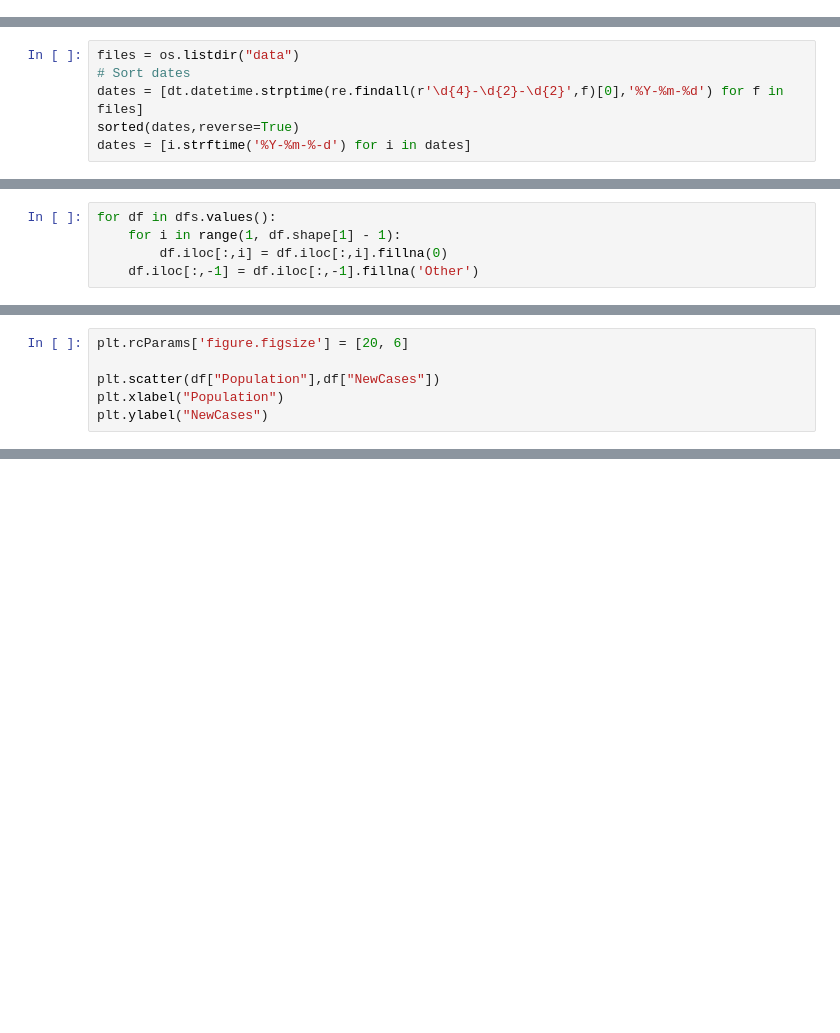
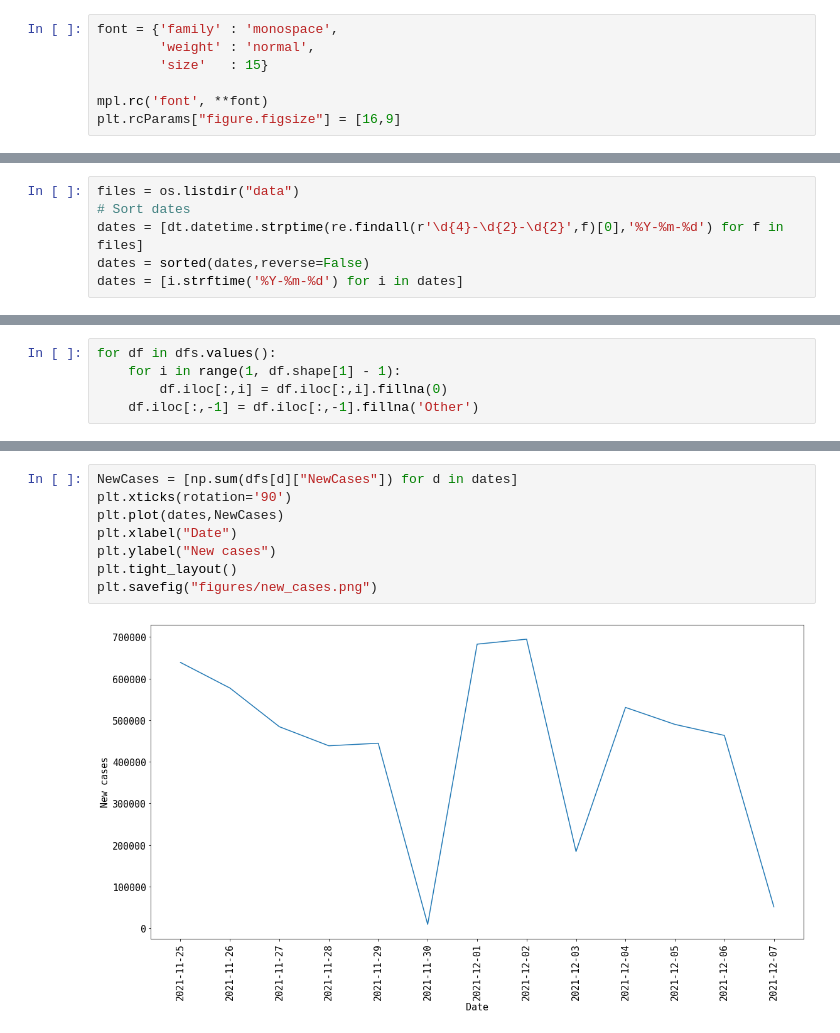
Before and after one commit to ndkhoa0704/Worldometers-explorer, a Jupyter notebook: explore.ipynb, the cells around one changed output, grey strips where cells are left out. Drawn from its saved outputs; the diff is of its cells as text; blank space fills up the shorter version.

Commit message:
Fix data, add figures

```diff
--- a/explore.ipynb
+++ b/explore.ipynb
@@ -9,11 +13,18 @@ import numpy as np
+# %%
+font = {'family' : 'monospace',
+        'weight' : 'normal',
+        'size'   : 15}
+
+mpl.rc('font', **font)
+plt.rcParams["figure.figsize"] = [16,9]
 # %% [markdown]
 # Load data
 # %%
 files = os.listdir("data")
 # Sort dates
 dates = [dt.datetime.strptime(re.findall(r'\d{4}-\d{2}-\d{2}',f)[0],'%Y-%m-%d') for f in files]
-sorted(dates,reverse=True)
-dates = [i.strftime('%Y-%m-%-d') for i in dates]
+dates = sorted(dates,reverse=False)
+dates = [i.strftime('%Y-%m-%d') for i in dates]
 # %%
 dfs = {d: pd.read_csv(f'data/worldometers-{d}.tsv',sep="\t") for d in dates}
 # %% [markdown]
@@ -50,6 +38,0 @@ df =  df[df["Country,Other"] != "India"]
-# %%
-plt.rcParams['figure.figsize'] = [20, 6]
-
-plt.scatter(df["Population"],df["NewCases"])
-plt.xlabel("Population")
-plt.ylabel("NewCases")
@@ -58,0 +46,10 @@ Text(0, 0.5, 'NewCases')
+# %%
+NewCases = [np.sum(dfs[d]["NewCases"]) for d in dates]
+plt.xticks(rotation='90')
+plt.plot(dates,NewCases)
+plt.xlabel("Date")
+plt.ylabel("New cases")
+plt.tight_layout()
+plt.savefig("figures/new_cases.png")
+# %% [output]
+[figure, added]
```
Also changed, not shown: parts of 9 cells of this notebook, 10 other files.
